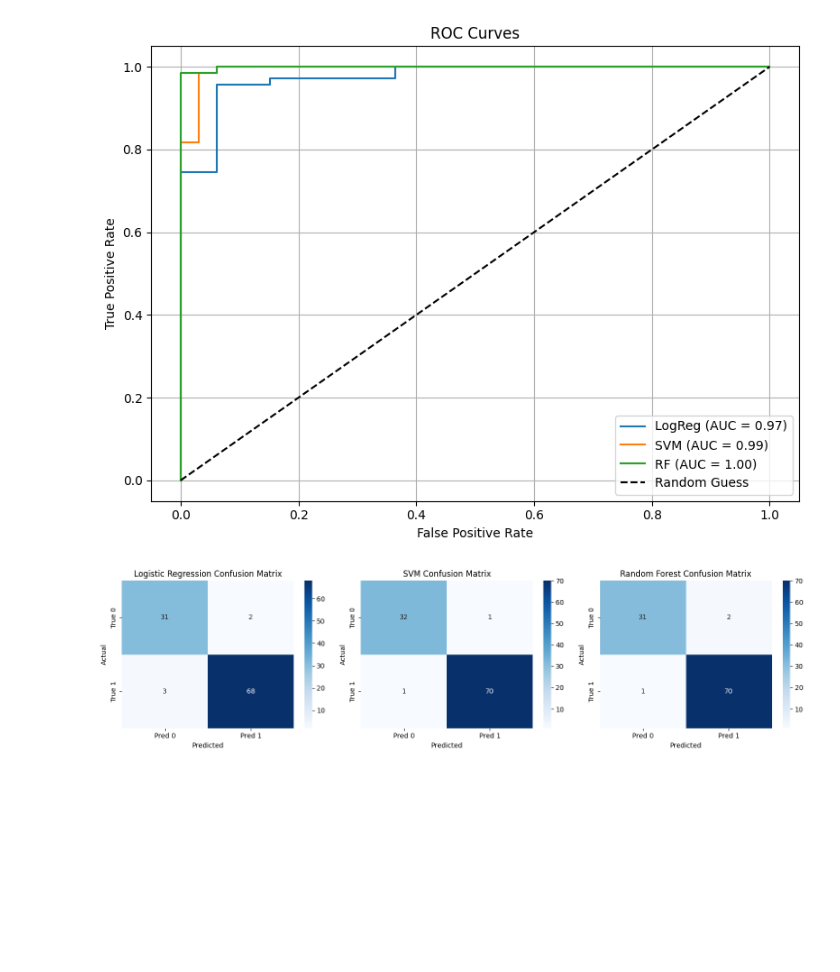
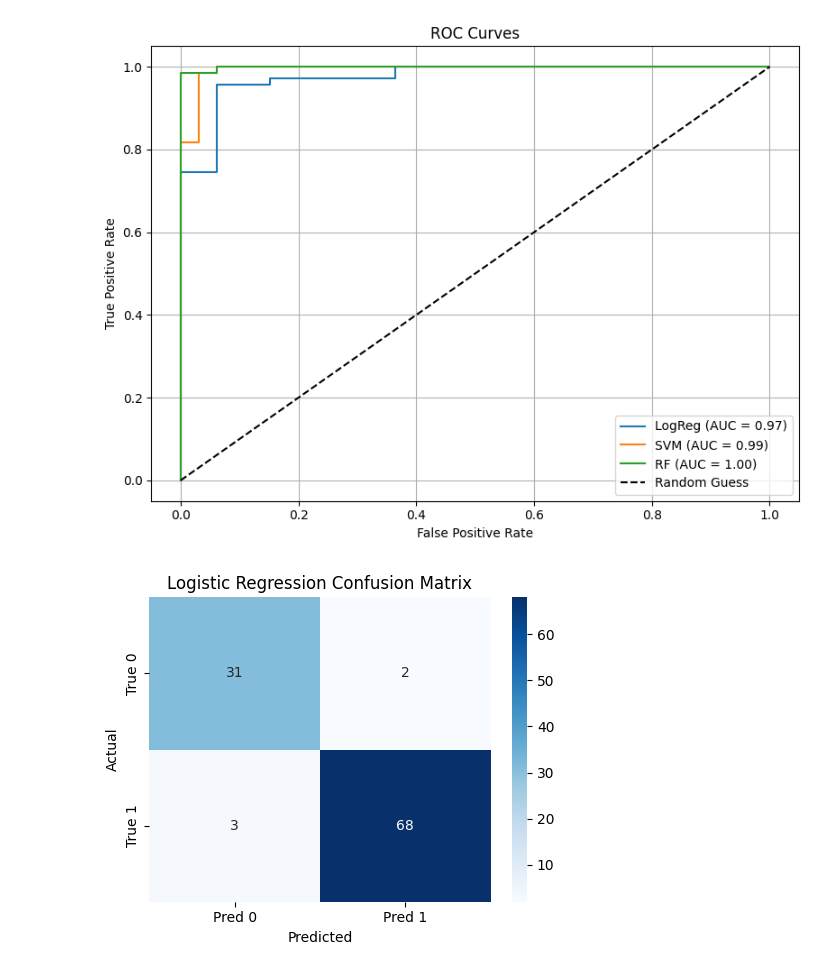
Before and after one commit to Girij1718/Predicting-Diabetes-Risk-Using-Health-and-Lifestyle-Indicators, a Jupyter notebook: Final_Project_.ipynb, the cells around one changed output. Drawn from its saved outputs; the diff is of its cells as text; code cells hidden in the pictures; blank space fills up the shorter version.

Commit message:
Plotted separately (Confusion Matrix)

```diff
--- a/Final_Project_.ipynb
+++ b/Final_Project_.ipynb
@@ -328,24 +328,17 @@ plt.show()
 # %% [output]
 [figure]
 # %%
-#Plot Confusion Matrices
-models = {
-    "Logistic Regression": y_pred_logreg,
-    "SVM": y_pred_svm,
-    "Random Forest": y_pred_rf
-}
+# Logistic Regression Confusion Matrix
+cm_logreg = confusion_matrix(y_test, y_pred_logreg)
 
-plt.figure(figsize=(15, 4))
-for i, (name, preds) in enumerate(models.items()):
-    cm = confusion_matrix(y_test, preds)
-    plt.subplot(1, 3, i + 1)
-    sns.heatmap(cm, annot=True, fmt='d', cmap='Blues',
-                xticklabels=['Pred 0', 'Pred 1'], yticklabels=['True 0', 'True 1'])
-    plt.title(f"{name} Confusion Matrix")
-    plt.xlabel("Predicted")
-    plt.ylabel("Actual")
-
+plt.figure(figsize=(5, 4))
+sns.heatmap(cm_logreg, annot=True, fmt='d', cmap='Blues',
+            xticklabels=['Pred 0', 'Pred 1'],
+            yticklabels=['True 0', 'True 1'])
+plt.title("Logistic Regression Confusion Matrix")
+plt.xlabel("Predicted")
+plt.ylabel("Actual")
 plt.tight_layout()
 plt.show()
 # %% [output]
-[figure, old version]
+[figure, new version]
```
Also changed, not shown: parts of 3 cells of this notebook.
